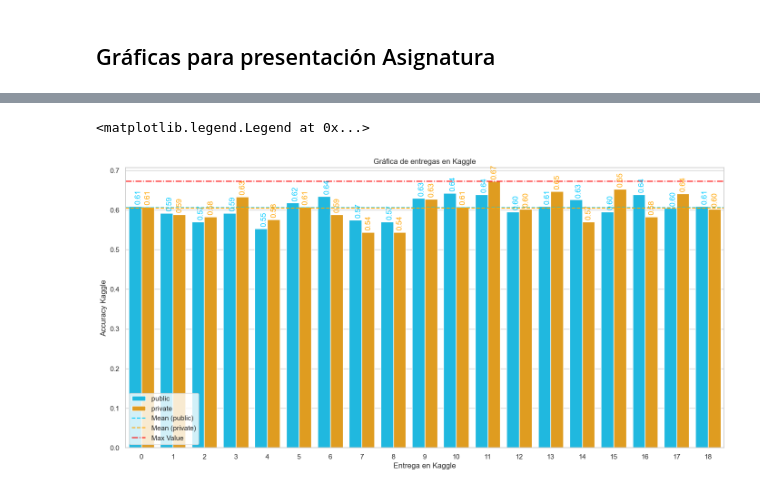
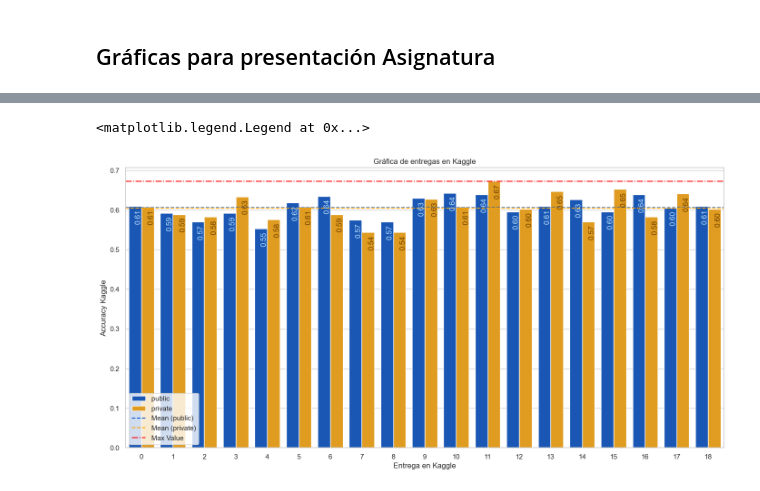
Before and after one commit to DomingoLopez/ClubFansIris, a Jupyter notebook: KNN/knn.ipynb, the cells around one changed output, grey strips where cells are left out. Drawn from its saved outputs; the diff is of its cells as text; code cells hidden in the pictures.

```diff
--- a/KNN/knn.ipynb
+++ b/KNN/knn.ipynb
@@ -1569,36 +1580,36 @@ combined_data = pd.DataFrame({'X': np.tile(bar_positions, 2),
 # Crea la figura y los ejes
 plt.figure(figsize=(17, 8))
 
 # Barplot combinado
-sns.barplot(x='X', y='Value', hue='Category', data=combined_data, palette=['#00cbff', 'orange'])
+sns.barplot(x='X', y='Value', hue='Category', data=combined_data, palette=['#0052ce', 'orange'])
 
 # Calcula y agrega las líneas horizontales para las medias
 mean_public = np.mean(kaggle['public'])
 mean_private = np.mean(kaggle['private'])
 max_value = np.max(list(kaggle['public']) + list(kaggle['private']))
 
-plt.axhline(y=mean_public, color='#00cbff', linestyle='--', label='Mean (public)')
+plt.axhline(y=mean_public, color='#0052ce', linestyle='--', label='Mean (public)')
 plt.axhline(y=mean_private, color='orange', linestyle='--', label='Mean (private)')
 plt.axhline(y=max_value, color='red', linestyle='-.', label='Max Value')
 
 
 for idx, row in combined_data.iterrows():
     ha_value = 'right' if row['Category'] == 'public' else 'left'
     plt.annotate(f'{row["Value"]:.2f}',
-                 xy=(row["X"], row["Value"]),
-                 xytext=(5 if row['Category'] == 'private' else 0, 3),
+                 xy=(row["X"], row["Value"]-0.05),
+                 xytext=(10 if row['Category'] == 'private' else 0, 3),
                  textcoords="offset points",
                  ha=ha_value,
                  va='bottom',
                  rotation=90,
-                 color='#00cbff' if row["Category"] == 'public' else 'orange')
+                 color='#bce4ff' if row["Category"] == 'public' else '#724100')
 
 
 # Configura los ejes y la leyenda
 plt.xlabel('Entrega en Kaggle')
 plt.ylabel('Accuracy Kaggle')
 plt.title('Gráfica de entregas en Kaggle')
 plt.legend(loc='lower left')
 # %% [output]
 <matplotlib.legend.Legend at 0x...>
-[figure, old version]
+[figure, new version]
```
Also changed, not shown: parts of 2 cells of this notebook, 1 other file.
